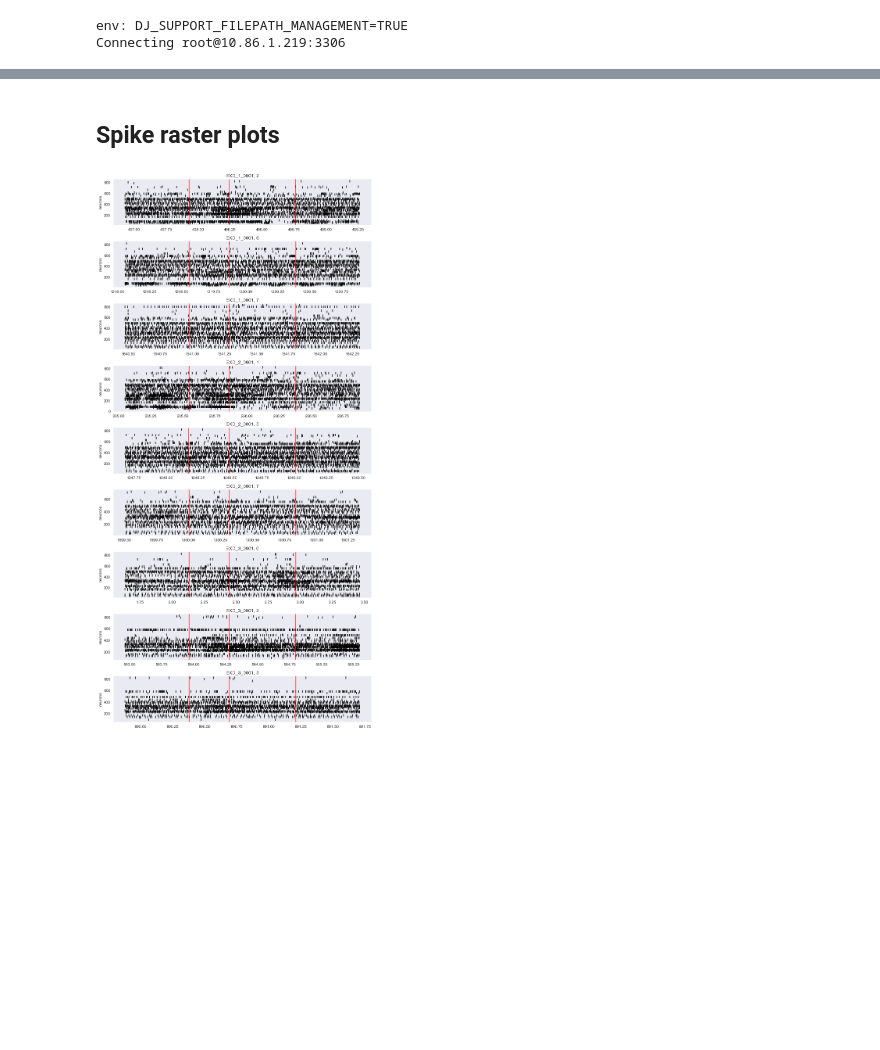
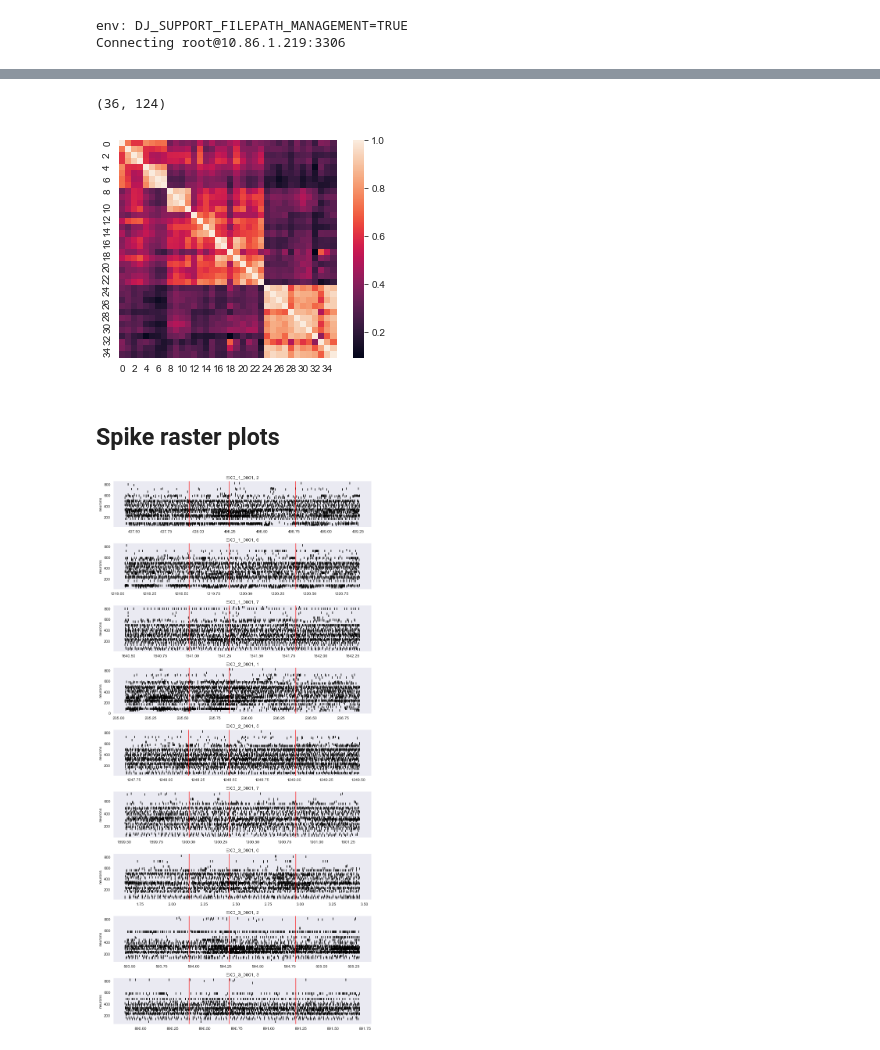
Before and after one commit to bramn22/DatajointVEIDB, a Jupyter notebook: notebooks/habituation_trials.ipynb, the cells around one changed output, grey strips where cells are left out. Drawn from its saved outputs; the diff is of its cells as text; code cells hidden in the pictures; blank space fills up the shorter version.

```diff
--- a/notebooks/habituation_trials.ipynb
+++ b/notebooks/habituation_trials.ipynb
@@ -108,0 +118,11 @@ trial['events']
+# %%
+# Split block into trials
+trials = []
+for block, trials_triggers in zip(blocks, subsess_trials_triggers):
+    for trial_triggers in trials_triggers:
+        for stim_triggers in trial_triggers:
+#             spikes_sliced = block.unit_slice(common_units).time_slice(stim_triggers[0]/30+16000, stim_triggers[2]/30+16000).get_view('spikes')
+            spikes_sliced = block.unit_slice(common_units).time_slice(stim_triggers[0]/30, stim_triggers[2]/30).get_view('spikes')
+            print(spikes_sliced.shape)
+            spikecounts = [len(unit_spikes) for unit_spikes in spikes_sliced]
+            trials.append(spikecounts)
@@ -109,3 +147,14 @@ trial['events']
+# %%
+trials = np.array(trials)
+# %%
+trials.shape
+# %% [output]
+(36, 124)
+# %%
+sb.heatmap(np.corrcoef(trials), square=True)
+plt.show()
+# %% [output]
+[figure, added]
 # %% [markdown]
 ## Spike raster plots
 # %%
```
Also changed, not shown: parts of 15 cells of this notebook, 4 other files.
